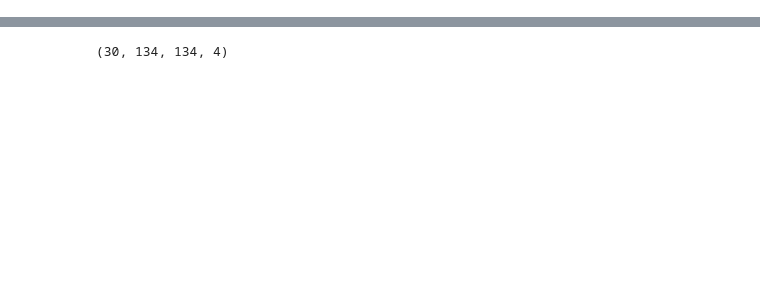
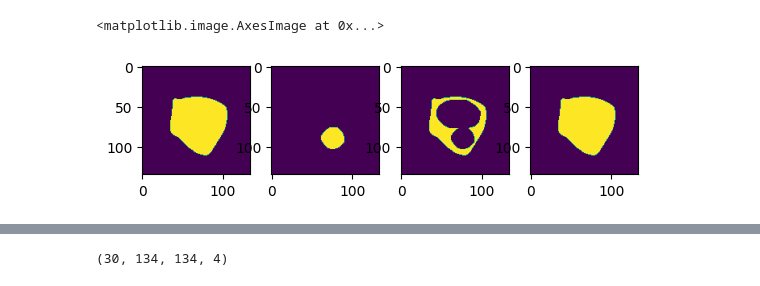
Before and after one commit to HugoLeRoy94/Unet_HEK_Cells, a Jupyter notebook: prepare_mask.ipynb, the cells around one changed output, grey strips where cells are left out. Drawn from its saved outputs; the diff is of its cells as text; code cells hidden in the pictures; blank space fills up the shorter version.

```diff
--- a/prepare_mask.ipynb
+++ b/prepare_mask.ipynb
@@ -6,5 +6,5 @@ import matplotlib.pyplot as plt
 sncaip_folder = '/home/hcleroy/PostDoc/Colab_David/ExperimentalData/Processed_Cell_Crops/Synphillin_Channel/'
 sncaip_names = [sncaip_folder+'Cell'+str(i)+'_ROI'+str(i)+'_SNCAIP.tif' for i in range(1,11)]
 sncaip =  [tf.imread(name) for name in sncaip_names]
-for i,stack in enumerate(sncaip):
-       np.save(sncaip_folder+'masks4D_'+str(i)+'.npy',sncaip[i],allow_pickle=True)
+#for i,stack in enumerate(sncaip):
+#       np.save(sncaip_folder+'masks4D_'+str(i)+'.npy',sncaip[i],allow_pickle=True)
@@ -24,0 +28,10 @@ plt.imshow(cell_img[0][0] - cyt_img[0][0] - cond_img[0][0])
+# %%
+fig,ax = plt.subplots(ncols=4)
+ax[0].imshow(cell_img[0][10])
+ax[1].imshow(cond_img[0][10])
+ax[2].imshow(cyt_img[0][10])
+mask_mono = np.load('masks/mask_mono_0.npy',allow_pickle=True)
+ax[3].imshow(mask_mono[10])
+# %% [output]
+<matplotlib.image.AxesImage at 0x...>
+[figure, added]
```
Also changed, not shown: parts of 4 cells of this notebook, 5 other files.
